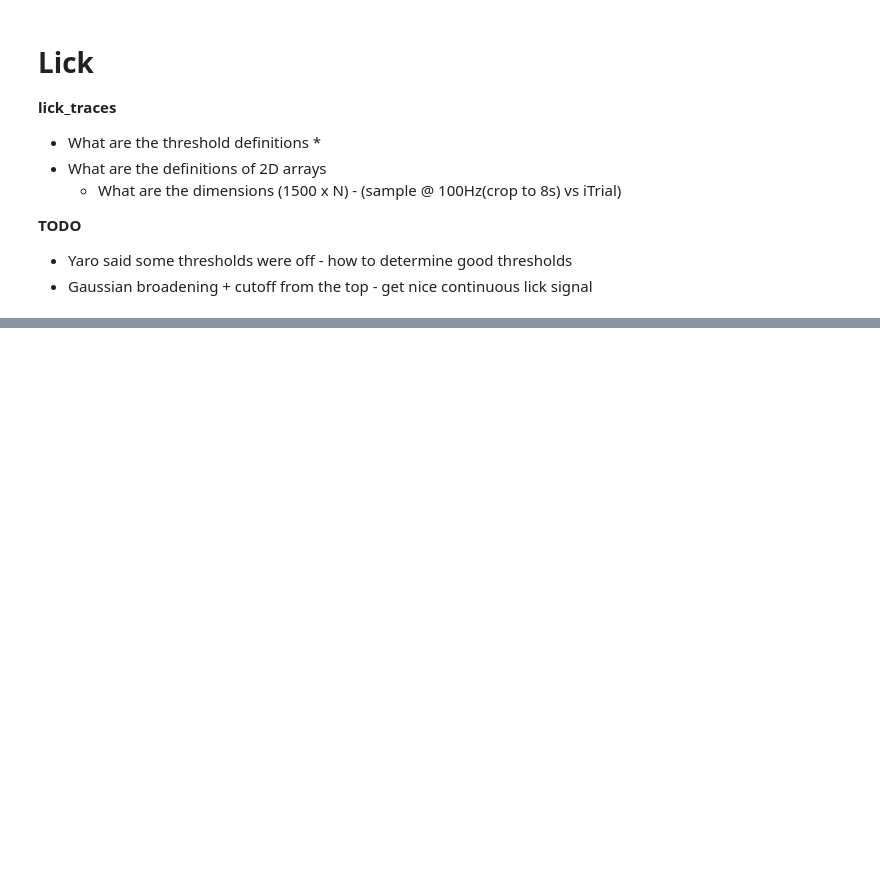
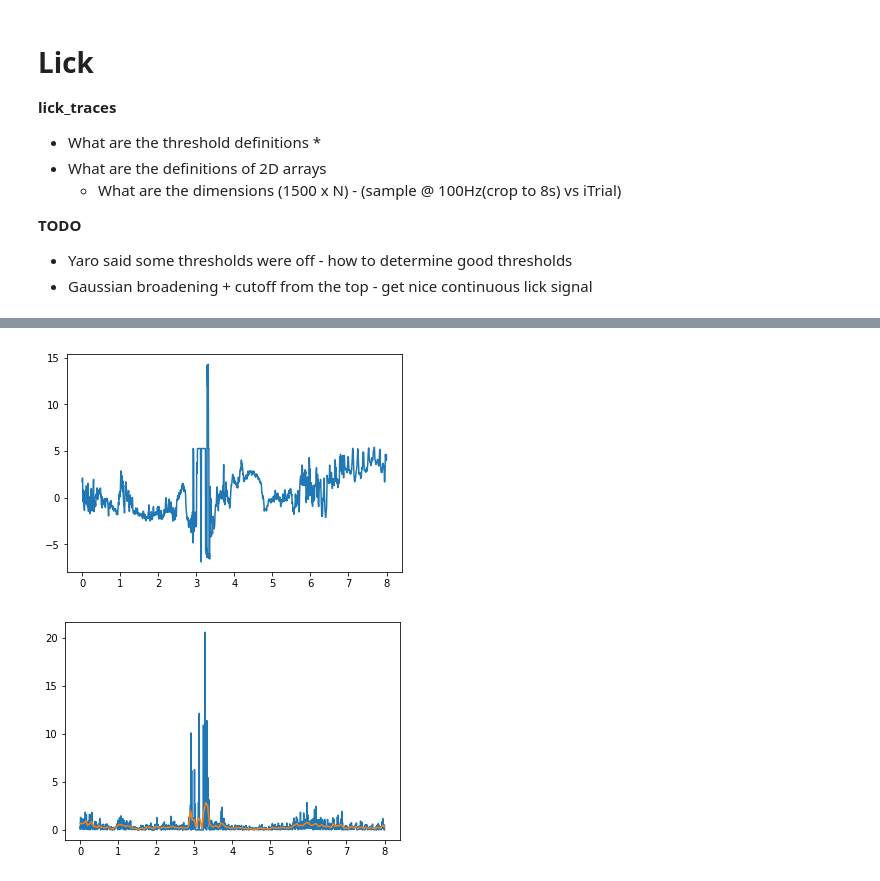
Before and after one commit to aleksejs-fomins/nest-mesoscopic-metric-test, a Jupyter notebook: codes/analysis_real/behaviour-analysis-template.ipynb, the cells around one changed output, grey strips where cells are left out. Drawn from its saved outputs; the diff is of its cells as text; code cells hidden in the pictures; blank space fills up the shorter version.

```diff
--- a/codes/analysis_real/behaviour-analysis-template.ipynb
+++ b/codes/analysis_real/behaviour-analysis-template.ipynb
@@ -126,0 +143,36 @@ Open first touch mtp_@#$*&@#$.txt, read column file, 2nd col - first touch in ms
+# %%
+pwd = './'#'/mnt/hifo_scratch1/Yaro/data_for_TE/'
+m_path = gui_fpath("Select data directory", pwd)
+f_whisk = read_whisk(m_path)
+# %%
+# Plot before
+plt.figure()
+plt.plot(f_whisk['tWhisk'], f_whisk['whiskAngle'][:, 0])
+plt.show()
+
+# 1) Subtract baseline
+nTrials = f_whisk['whiskAngle'].shape[1]
+f_whisk['whiskAngle'] -= np.nanmean(f_whisk['whiskAngle'])
+f_whisk['whiskAngle'][np.isnan(f_whisk['whiskAngle'])] = 0
+f_whisk['whiskAbsVelocity'] = np.vstack((np.abs(f_whisk['whiskAngle'][1:] - f_whisk['whiskAngle'][:-1]), np.zeros(nTrials)))
+
+# Truncate
+l,r = trunc_idx(f_whisk['tWhisk'], 0, 8)
+f_whisk['tWhisk']     = f_whisk['tWhisk'][l:r]
+f_whisk['whiskAngle'] = f_whisk['whiskAngle'][l:r]
+f_whisk['whiskAbsVelocity'] = f_whisk['whiskAbsVelocity'][l:r]
+
+# Plot after
+plt.figure()
+plt.plot(f_whisk['tWhisk'], f_whisk['whiskAbsVelocity'][:,0])
+
+# Resample
+param_resample = {'method' : 'averaging', 'kind' : 'kernel', 'ker_sig2' : (4/200)**2}
+f_whisk['whiskAbsVelocity'] = np.array([resample(f_whisk['tWhisk'], f_whisk['whiskAbsVelocity'][:, iTrial], TARGET_TIMES, param_resample) for iTrial in range(nTrials)])
+
+
+plt.plot(TARGET_TIMES, f_whisk['whiskAbsVelocity'][0])
+plt.show()
+# %% [output]
+[figure, added]
+[figure, added]
```
Also changed, not shown: parts of 18 cells of this notebook, 2 other files.
